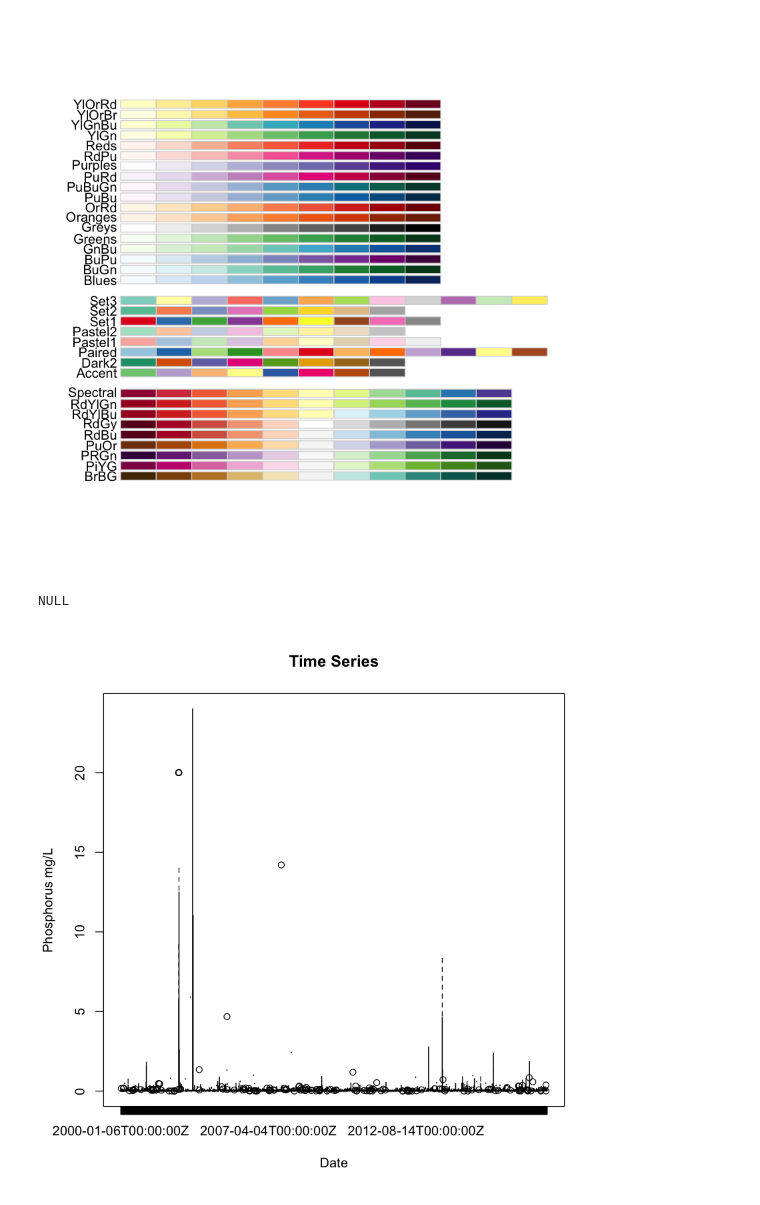
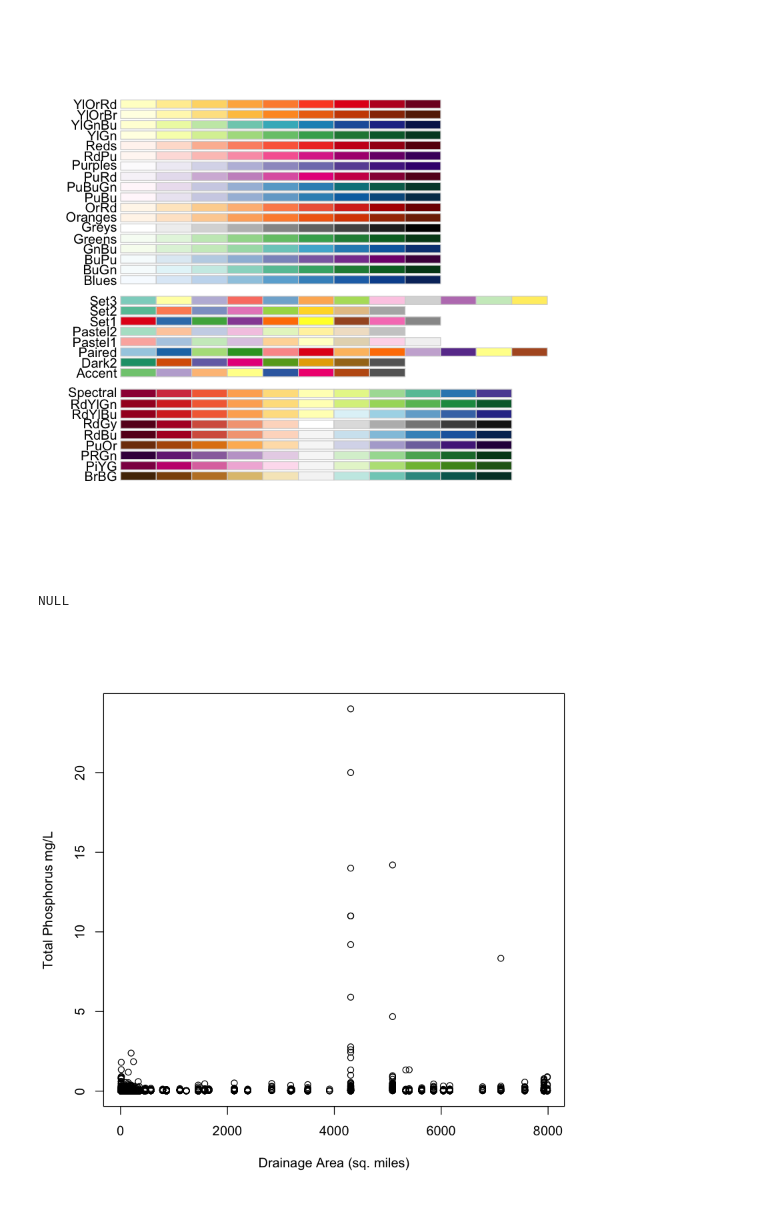
Before and after one commit to erinlarson/DDESSS_Stream_Dream_Team, a Jupyter notebook: Streams_TimeSeries_prelim.ipynb, the cells around one changed output. Drawn from its saved outputs; the diff is of its cells as text; code cells hidden in the pictures.

Commit message:
making Total Pvs watershed plot

```diff
--- a/Streams_TimeSeries_prelim.ipynb
+++ b/Streams_TimeSeries_prelim.ipynb
@@ -3,5 +3,5 @@ setwd("/Users/Naila/DDESSS_Stream_Dream_Team")
 # %%
-landuse.p = read.csv("LandUsetoPhosphorusMerge1_SQL-csv.csv")
+landuse.p = read.csv("avg_landuse_to_P_join.csv")
 # %%
 summary(landuse.p)
 # %% [output]
@@ -31,11 +34,11 @@ display.brewer.all()
 # %% [output]
 [figure]
 # %%
-total.P.plot<-plot(ResultMeasureValue~date, data=landuse.p, type="p", xlab="Date", ylab="Phosphorus mg/L", main= "Time Series")
+total.P.plot<-plot(ResultMeasureValue~DrainageAreaMeasure_MeasureValue, data=subset(landuse.p, ResultSampleFractionText=="Total"), type="p", xlab="Drainage Area (sq. miles)", ylab="Total Phosphorus mg/L")
 total.P.plot
 # %% [output]
 NULL
-[figure, old version]
+[figure, new version]
 # %%
 head(landuse.p)
 # %% [output]
```
Also changed, not shown: parts of 3 cells of this notebook, 1 other file.
